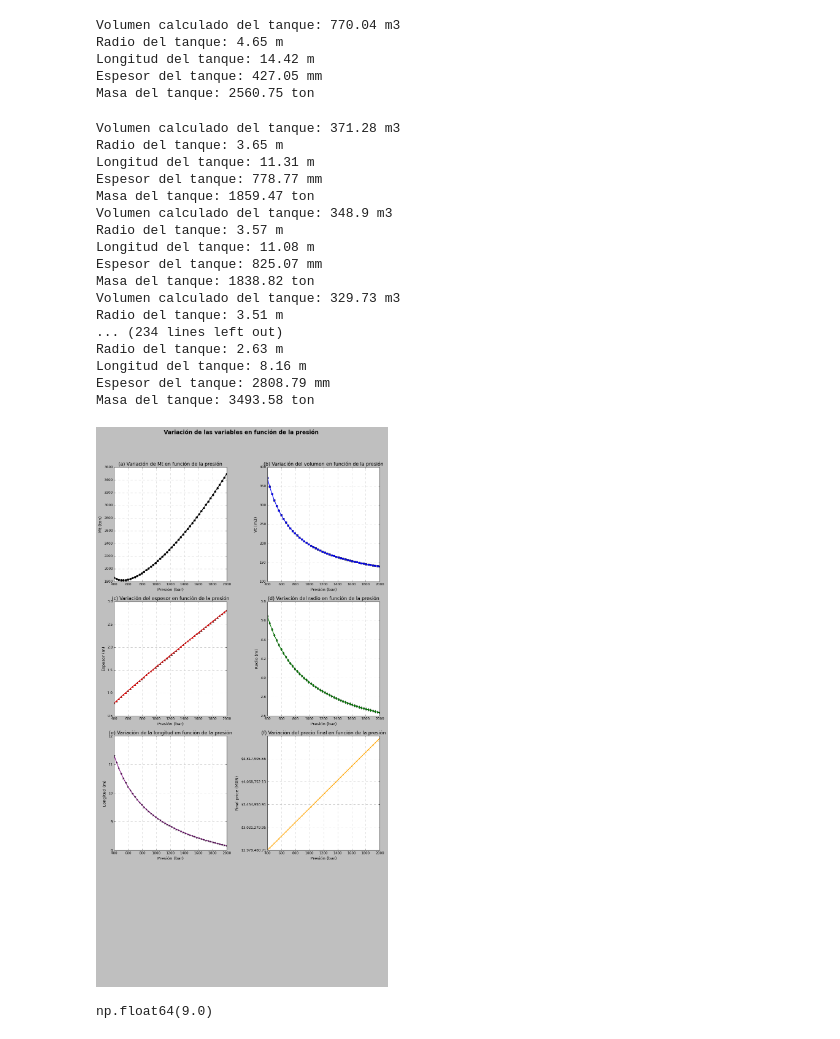
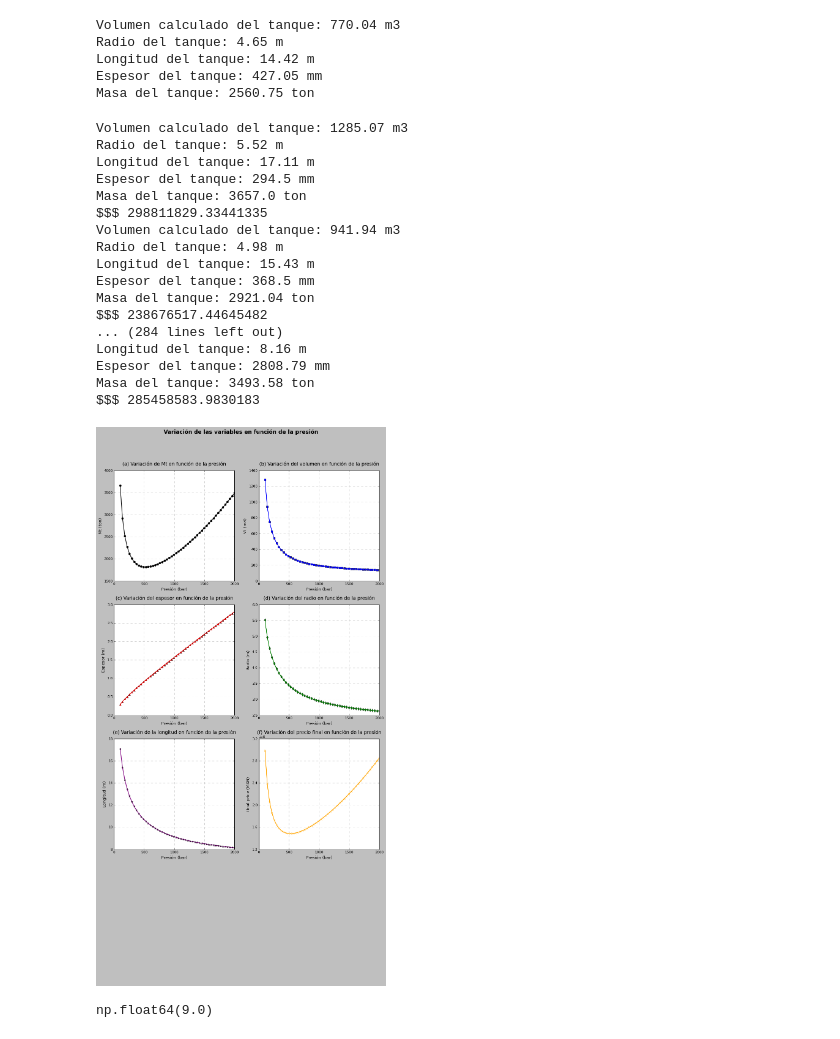
Before and after one commit to SOTO729/8vo, a Jupyter notebook: Dimensionamiento de Equipos/Tanque_tipo_I-II.ipynb, the cells around one changed output. Saved outputs shown, nothing was run; the diff lists cells and outputs as text; code cells hidden in the pictures.

```diff
--- a/Dimensionamiento de Equipos/Tanque_tipo_I-II.ipynb
+++ b/Dimensionamiento de Equipos/Tanque_tipo_I-II.ipynb
@@ -178,7 +178,7 @@ class TankCostCalculator:
         instrumentation_cost = self.price * 0.08
         Final_cost = self.price + self.total_material_cost + self.construction + installation_cost + instrumentation_cost
         cost_mxn= Final_cost * 19.61
-
+        self.final=Final_cost
         # Create a data frame with the extra costs
         extras = {
             "Total Price (FOB)": [self.price],
@@ -199,7 +199,7 @@ T1="Type I"
 T2="Type II"
 T3="Type III & IV"
 # %%
-Pes=np.linspace(400,2000)
+Pes=np.linspace(100,2000)
 # %%
 tank,price,Vv,Tt,Rr,Ll=[],[],[],[],[],[]
 # %%
@@ -312,28 +312,28 @@ for i in range(len(Pes)):
     else:
         print("No se encontró solución:", solucion.message)
     gas_mass = mt   # in ton
-    calculator1 = TankCostCalculator(tank_type, gas_mass)
+    calculator1 = TankCostCalculator(tank_type, gas_mass*1e3)
     tank.append(mt)
     Vv.append(V)
-    price.append(calculator1.extras_df['Final Cost (MXN)'][0])
+    price.append(calculator1.final)
 # %% [output]
-Volumen calculado del tanque: 371.28 m3
-Radio del tanque: 3.65 m
-Longitud del tanque: 11.31 m
-Espesor del tanque: 778.77 mm
-Masa del tanque: 1859.47 ton
-Volumen calculado del tanque: 348.9 m3
-Radio del tanque: 3.57 m
-Longitud del tanque: 11.08 m
-Espesor del tanque: 825.07 mm
-Masa del tanque: 1838.82 ton
-Volumen calculado del tanque: 329.73 m3
-Radio del tanque: 3.51 m
-... (234 lines left out)
-Radio del tanque: 2.63 m
+Volumen calculado del tanque: 1285.07 m3
+Radio del tanque: 5.52 m
+Longitud del tanque: 17.11 m
+Espesor del tanque: 294.5 mm
+Masa del tanque: 3657.0 ton
+$$$ 298811829.33441335
+Volumen calculado del tanque: 941.94 m3
+Radio del tanque: 4.98 m
+Longitud del tanque: 15.43 m
+Espesor del tanque: 368.5 mm
+Masa del tanque: 2921.04 ton
+$$$ 238676517.44645482
+... (284 lines left out)
 Longitud del tanque: 8.16 m
 Espesor del tanque: 2808.79 mm
 Masa del tanque: 3493.58 ton
+$$$ 285458583.9830183
 # %%
 resultados=pd.DataFrame()
 resultados['P (bar)']=Pes
@@ -363,7 +363,7 @@ plt.rcParams.update({
     'grid.color': '0.75',        # Color gris para la rejilla
 })
 
-# Nuevos datos
+# Nuevos datos (asegúrate de que 'Pes', 'tank', 'Vv', etc. están definidos)
 resultados = pd.DataFrame({
     'P (bar)': Pes,
     'Mt (ton)': tank,
@@ -374,6 +374,9 @@ resultados = pd.DataFrame({
     'Final price (MXN)': price
 })
 
+# Definimos un valor de padding para los títulos de cada gráfico
+title_pad = 15
+
 # Configuración de la figura con 4 filas y 2 columnas
 fig, axs = plt.subplots(4, 2, figsize=(12, 24))
 fig.suptitle('Variación de las variables en función de la presión', fontsize=16, fontweight='bold')
@@ -382,7 +385,7 @@ fig.suptitle('Variación de las variables en función de la presión', fontsize=
 axs[0, 0].plot(resultados['P (bar)'], resultados['Mt (ton)'],
                marker='o', linestyle='-', color='black')
 axs[0, 0].set_ylabel('Mt (ton)')
-axs[0, 0].set_title('(a) Variación de Mt en función de la presión')
+axs[0, 0].set_title('(a) Variación de Mt en función de la presión', pad=title_pad)
 axs[0, 0].grid(True)
 axs[0, 0].set_axisbelow(True)
 axs[0, 0].set_xlabel('Presión (bar)')
@@ -391,7 +394,7 @@ axs[0, 0].set_xlabel('Presión (bar)')
 axs[0, 1].plot(resultados['P (bar)'], resultados['Vt (m3)'],
                marker='s', linestyle='-', color='blue')
 axs[0, 1].set_ylabel('Vt (m3)')
-axs[0, 1].set_title('(b) Variación del volumen en función de la presión')
+axs[0, 1].set_title('(b) Variación del volumen en función de la presión', pad=title_pad)
 axs[0, 1].grid(True)
 axs[0, 1].set_axisbelow(True)
 axs[0, 1].set_xlabel('Presión (bar)')
@@ -400,7 +403,7 @@ axs[0, 1].set_xlabel('Presión (bar)')
 axs[1, 0].plot(resultados['P (bar)'], resultados['Espesor'],
                marker='^', linestyle='-', color='red')
 axs[1, 0].set_ylabel('Espesor (m)')
-axs[1, 0].set_title('(c) Variación del espesor en función de la presión')
+axs[1, 0].set_title('(c) Variación del espesor en función de la presión', pad=title_pad)
 axs[1, 0].grid(True)
 axs[1, 0].set_axisbelow(True)
 axs[1, 0].set_xlabel('Presión (bar)')
@@ -409,42 +412,42 @@ axs[1, 0].set_xlabel('Presión (bar)')
 axs[1, 1].plot(resultados['P (bar)'], resultados['Radio (m)'],
                marker='d', linestyle='-', color='green')
 axs[1, 1].set_ylabel('Radio (m)')
-axs[1, 1].set_title('(d) Variación del radio en función de la presión')
+axs[1, 1].set_title('(d) Variación del radio en función de la presión', pad=title_pad)
 axs[1, 1].grid(True)
 axs[1, 1].set_axisbelow(True)
 axs[1, 1].set_xlabel('Presión (bar)')
 
 # Panel (e): Longitud (m) vs. Presión
 axs[2, 0].plot(resultados['P (bar)'], resultados['Longitud (m)'],
                marker='*', linestyle='-', color='purple')
 axs[2, 0].set_ylabel('Longitud (m)')
-axs[2, 0].set_title('(e) Variación de la longitud en función de la presión')
+axs[2, 0].set_title('(e) Variación de la longitud en función de la presión', pad=title_pad)
 axs[2, 0].grid(True)
 axs[2, 0].set_axisbelow(True)
 axs[2, 0].set_xlabel('Presión (bar)')
 # Reducir el número de ticks en el eje y a un máximo de 5 para el gráfico de Longitud
 axs[2, 0].yaxis.set_major_locator(ticker.MaxNLocator(5))
 
 # Panel (f): Final price (MXN) vs. Presión
 axs[2, 1].plot(resultados['P (bar)'], resultados['Final price (MXN)'],
                marker='x', linestyle='-', color='orange')
 axs[2, 1].set_ylabel('Final price (MXN)')
-axs[2, 1].set_title('(f) Variación del precio final en función de la presión')
+axs[2, 1].set_title('(f) Variación del precio final en función de la presión', pad=title_pad)
 axs[2, 1].grid(True)
 axs[2, 1].set_axisbelow(True)
 axs[2, 1].set_xlabel('Presión (bar)')
 # Reducir el número de ticks en el eje y a un máximo de 5 para el gráfico de Final price
 axs[2, 1].yaxis.set_major_locator(ticker.MaxNLocator(5))
 
-# Ocultamos los paneles vacíos restantes
+# Ocultamos los paneles vacíos restantes (última fila de la cuadrícula)
 for ax in axs.flat:
     if not ax.has_data():
         ax.axis('off')
 
 plt.tight_layout(rect=[0, 0.03, 1, 0.95])
 plt.show()
 # %% [output]
-[figure, old version]
+[figure, new version]
 # %%
 P1=Po
 P2=P
```
Also changed, not shown: 1 other file.
